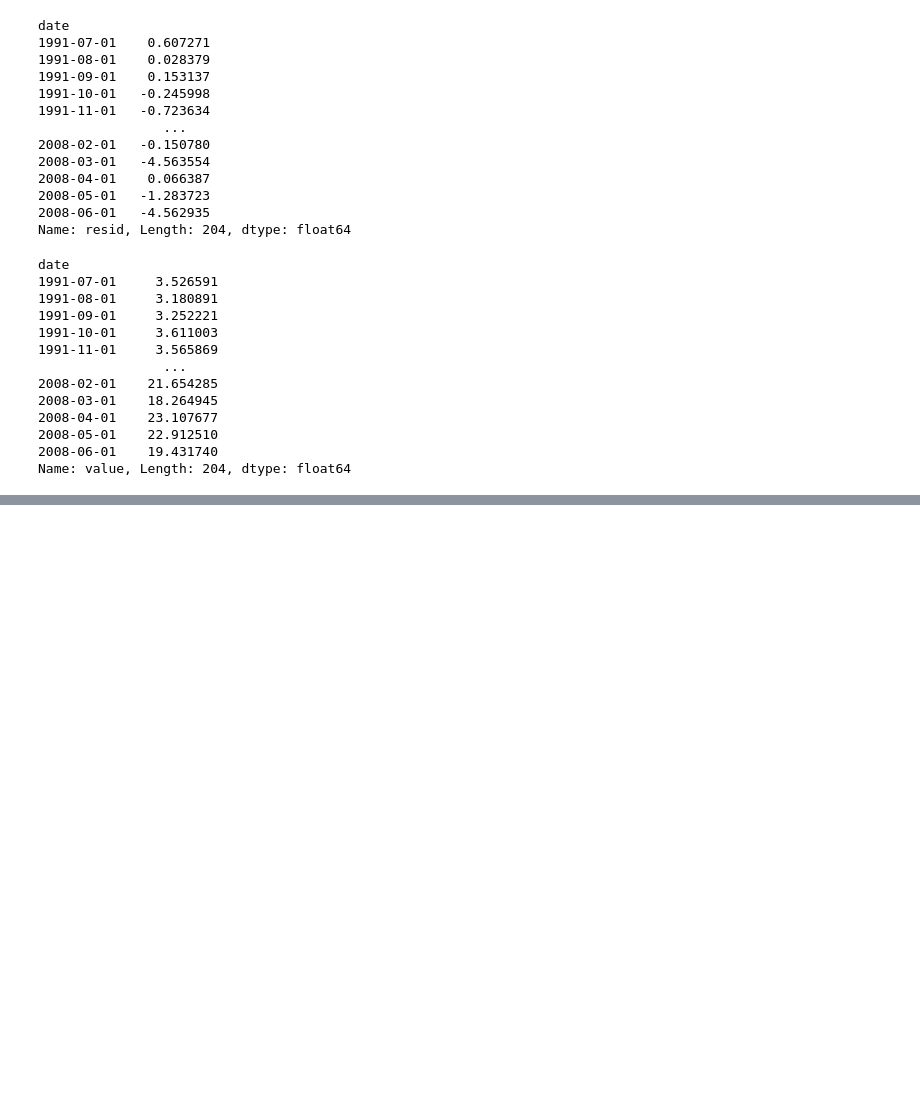
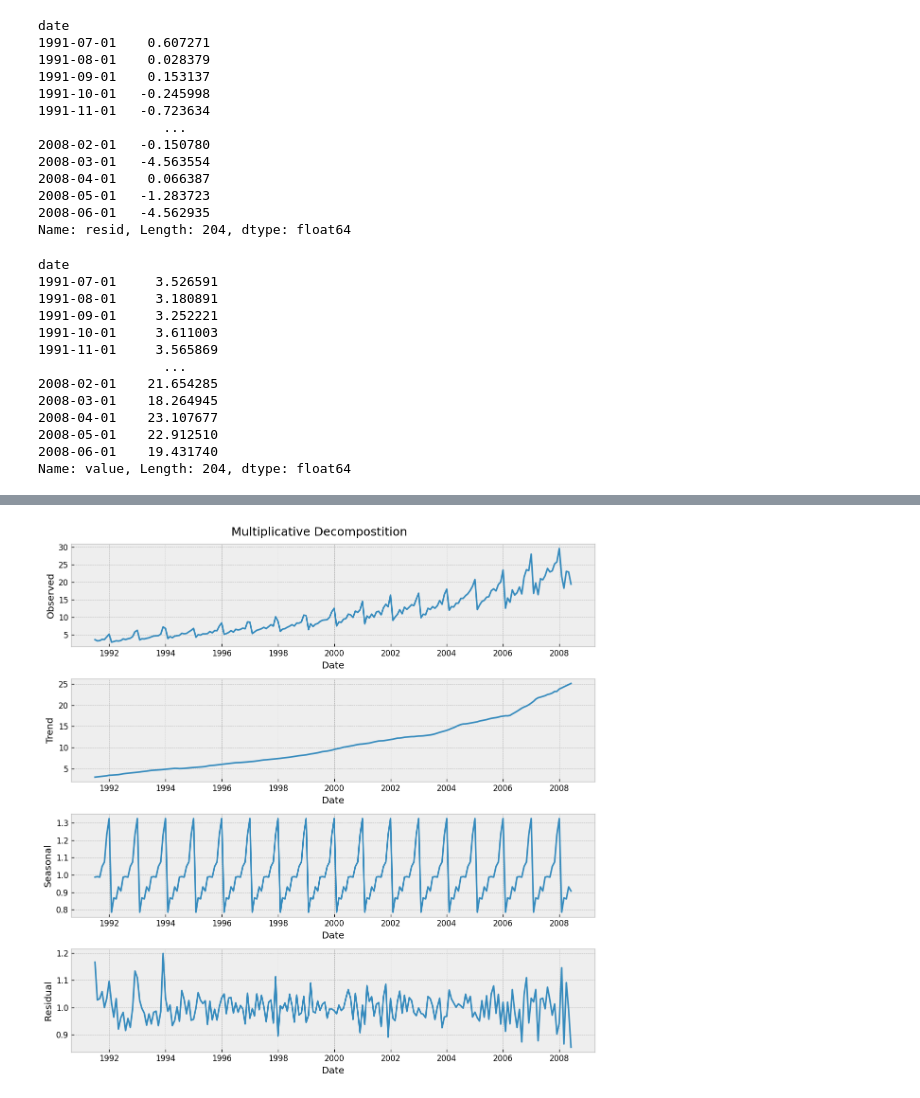
Before and after one commit to Addechander/Exploratory-Data-Analysis, a Jupyter notebook: Time Series Analysis Part 2/Data/visualization.ipynb, the cells around one changed output, grey strips where cells are left out. Saved outputs shown, nothing was run; the diff lists cells and outputs as text; code cells hidden in the pictures; blank space fills up the shorter version.

```diff
--- a/Time Series Analysis Part 2/Data/visualization.ipynb
+++ b/Time Series Analysis Part 2/Data/visualization.ipynb
@@ -338,0 +365,24 @@ Text(0.5, 0.98, 'Additive Decompose')
+# %%
+fig, axes = plt.subplots(nrows=4, ncols=1, figsize=(10, 10))
+
+axes[0].plot(result_mul.observed.index, result_mul.observed.values)
+axes[0].set_xlabel('Date')
+axes[0].set_ylabel('Observed')
+
+axes[1].plot(result_mul.trend.index, result_mul.trend.values)
+axes[1].set_xlabel('Date')
+axes[1].set_ylabel('Trend')
+
+axes[2].plot(result_mul.seasonal.index, result_mul.seasonal.values)
+axes[2].set_xlabel('Date')
+axes[2].set_ylabel('Seasonal')
+
+axes[3].plot(result_mul.resid.index, result_mul.resid.values)
+axes[3].set_xlabel('Date')
+axes[3].set_ylabel('Residual')
+
+plt.suptitle('Multiplicative Decompostition', fontsize = 15)
+plt.tight_layout()
+plt.show()
+# %% [output]
+[figure, added]
```
Also changed, not shown: parts of 46 cells of this notebook, 4 other files.
